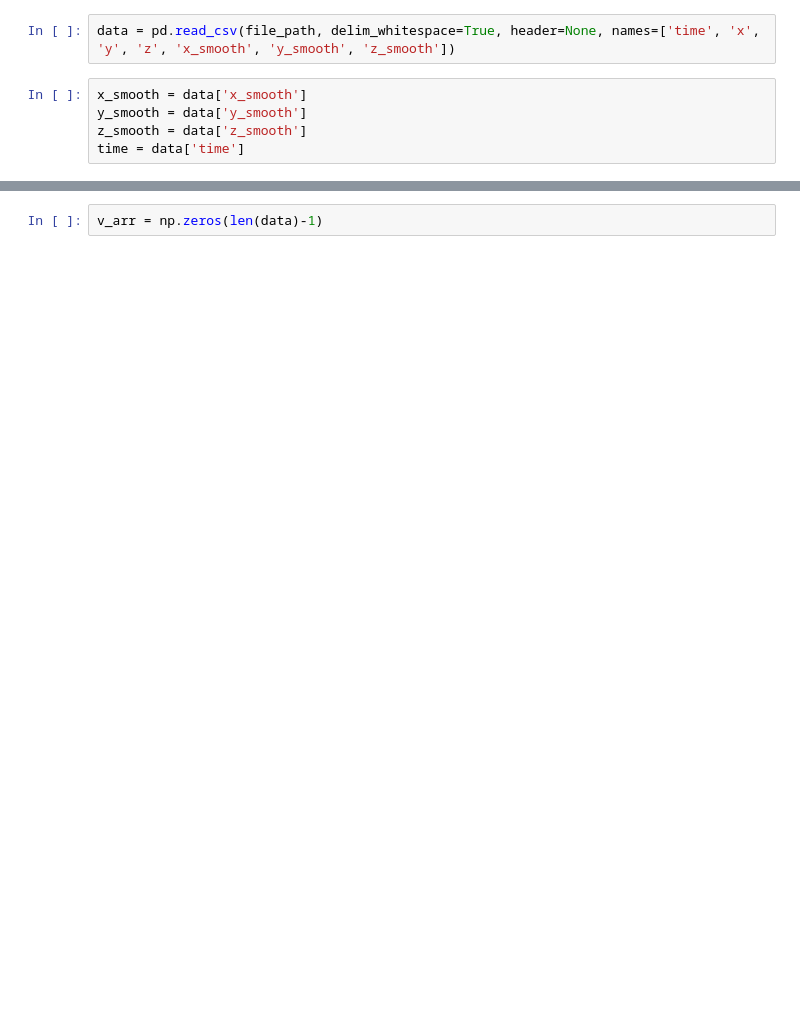
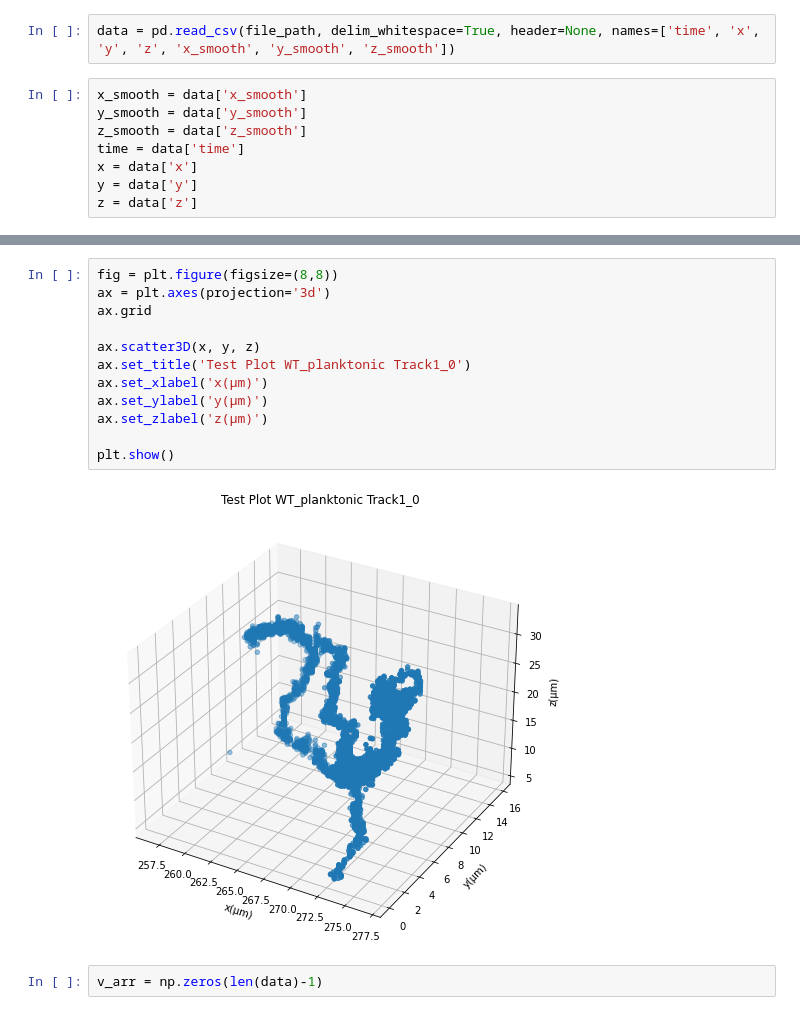
Before and after one commit to EthanBrn/AI-classification-of-Bacterial-Lifestyles, a Jupyter notebook: Data plotting .ipynb, the cells around one changed output, grey strips where cells are left out. Drawn from its saved outputs; the diff is of its cells as text; blank space fills up the shorter version.

```diff
--- a/Data plotting .ipynb
+++ b/Data plotting .ipynb
@@ -21,6 +21,9 @@ x_smooth = data['x_smooth']
 y_smooth = data['y_smooth']
 z_smooth = data['z_smooth']
 time = data['time']
+x = data['x']
+y = data['y']
+z = data['z']
 # %%
 plt.figure(figsize=(10, 6))
 plt.plot(x_smooth,y_smooth)
@@ -61,3 +64,17 @@ plt.show()
+# %%
+fig = plt.figure(figsize=(8,8))
+ax = plt.axes(projection='3d')
+ax.grid
+
+ax.scatter3D(x, y, z)
+ax.set_title('Test Plot WT_planktonic Track1_0')
+ax.set_xlabel('x(µm)')
+ax.set_ylabel('y(µm)')
+ax.set_zlabel('z(µm)')
+
+plt.show()
+# %% [output]
+[figure, added]
 # %%
 v_arr = np.zeros(len(data)-1)
 # %%
```
Also changed, not shown: parts of 25 cells of this notebook, 1 other file.
